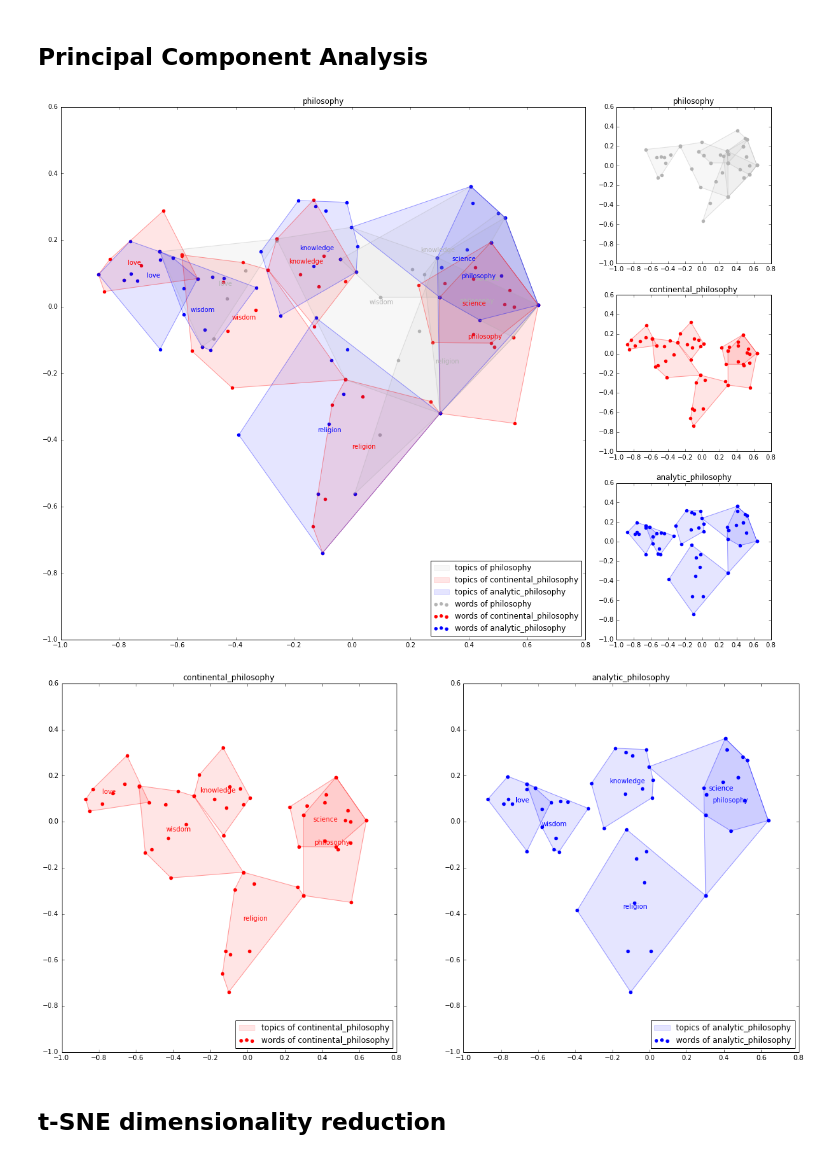
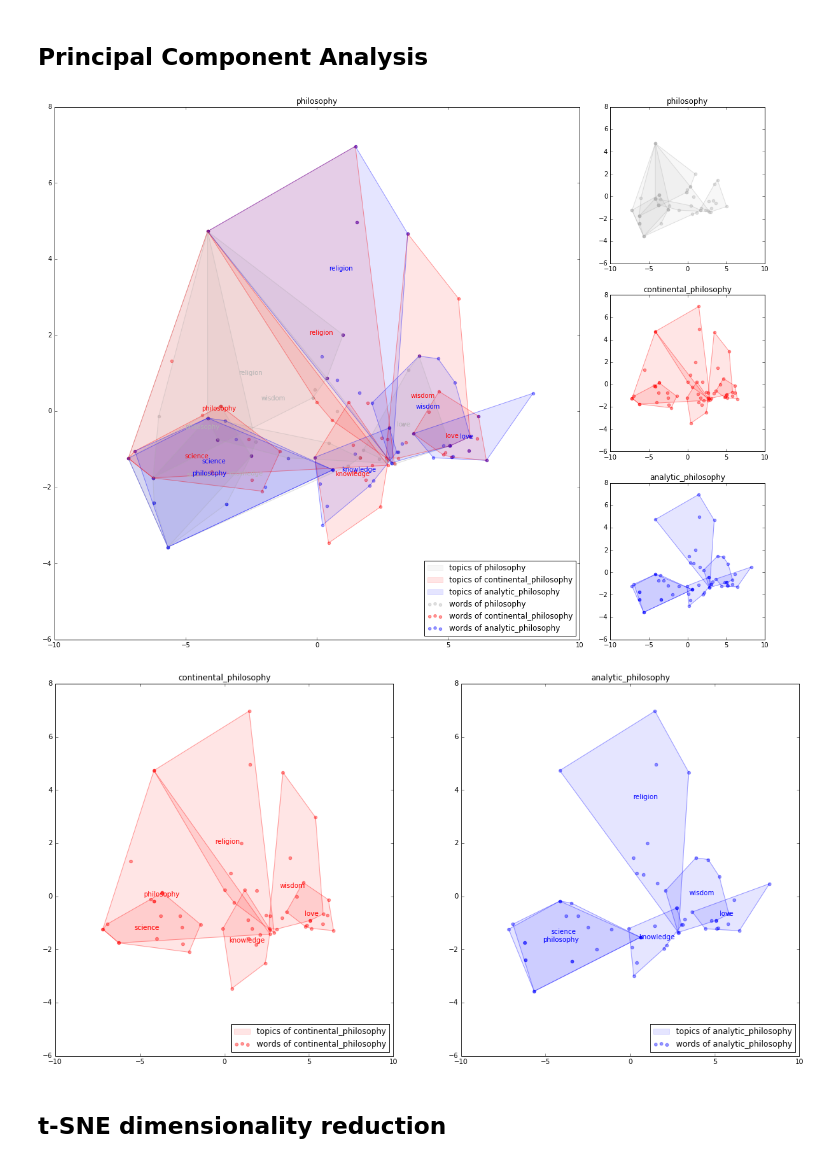
Before and after one commit to taniki/comp.soc-of-philosophy, a Jupyter notebook: (analytic vs continental) x philosophy.ipynb, the cells around one changed output. Drawn from its saved outputs; the diff is of its cells as text; code cells hidden in the pictures.

```diff
--- a/(analytic vs continental) x philosophy.ipynb
+++ b/(analytic vs continental) x philosophy.ipynb
@@ -5,7 +5,8 @@ from IPython.display import display, HTML
 # %% [output]
 Couldn't import dot_parser, loading of dot files will not be possible.
 # %%
-m = models.word2vec.Word2Vec.load("models/word2vec/all_pages.txt")
+m = models.word2vec.Word2Vec.load("models/word2vec/cbow/model.txt")
+#m = models.word2vec.Word2Vec.load("models/word2vec/all_pages.txt")
 # %%
 questions = [ "philosophy", "science", "religion", "knowledge", "wisdom", "love" ]
 
@@ -120,35 +121,35 @@ def plot_words(ax, s, label=False, legend=False):
     if label:
       ax.text(np.mean(simplex_x), np.mean(simplex_y), p[1], color=c, horizontalalignment='center', verticalalignment='center',)
 
     groups[p[0]] = ax.fill(simplex_x, simplex_y, '', color=c, alpha=0.1)
 
     Z_ = zip(*Z)
 
-    points_label[p[0]] = ax.scatter(Z_[0], Z_[1], lw=1, color=c)
+    points_label[p[0]] = ax.scatter(Z_[0], Z_[1], lw=1, color=c, alpha=0.4)
 
   if legend:
     ax.legend([ v[0] for v in groups.values() ] \
                 + [ v for v in points_label.values() ],\
               [ "topics of %s" % k for k in groups.keys() ]\
                 + [ "words of %s" % k for k in points_label.keys() ],\
              loc='lower right')
 
 fig = plt.figure(figsize=(20,15))
 
 ax1 = plt.subplot2grid((3,4), (0, 0), rowspan=3, colspan=3)
 ax2 = plt.subplot2grid((3,4), (0, 3), sharex=ax1, sharey=ax1)
 ax3 = plt.subplot2grid((3,4), (1, 3), sharex=ax1, sharey=ax1)
 ax4 = plt.subplot2grid((3,4), (2, 3), sharex=ax1, sharey=ax1)
 
 plot_words(ax1, [s1]+[s2]+[s3], label=True, legend=True)
 plot_words(ax2, [s1])
 plot_words(ax3, [s2])
 plot_words(ax4, [s3])
 
 
 plt.show()
 # %% [output]
-[figure, old version]
+[figure, new version]
 # %%
 fig = plt.figure(figsize=(20,10))
 
@@ -160,7 +161,7 @@ plot_words(ax2, [s3], label=True, legend=True)
 
 plt.show()
 # %% [output]
-[figure, old version]
+[figure, new version]
 # %% [markdown]
 ## t-SNE dimensionality reduction
 # %%
```
Also changed, not shown: parts of 4 cells of this notebook, 5 other files.
